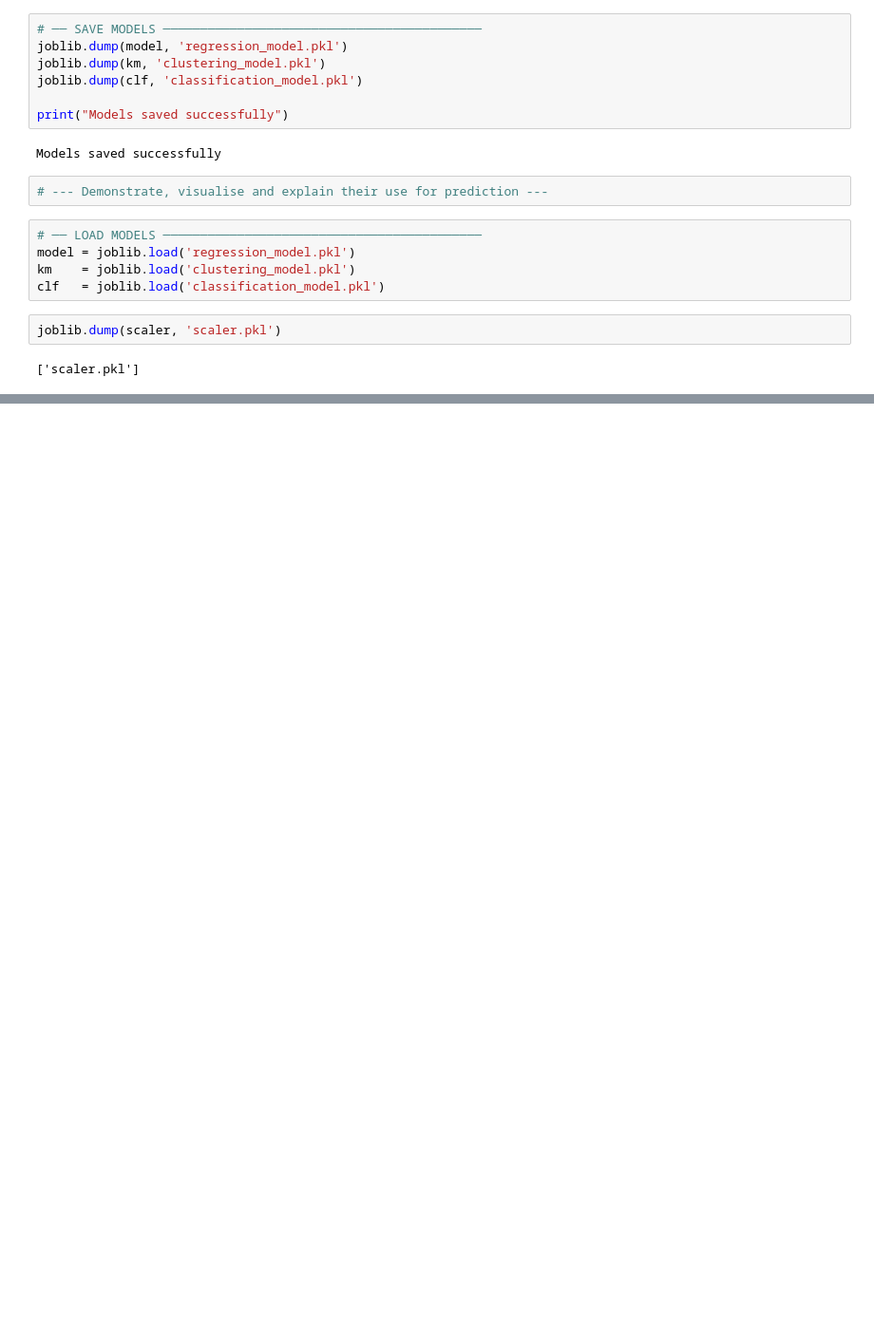
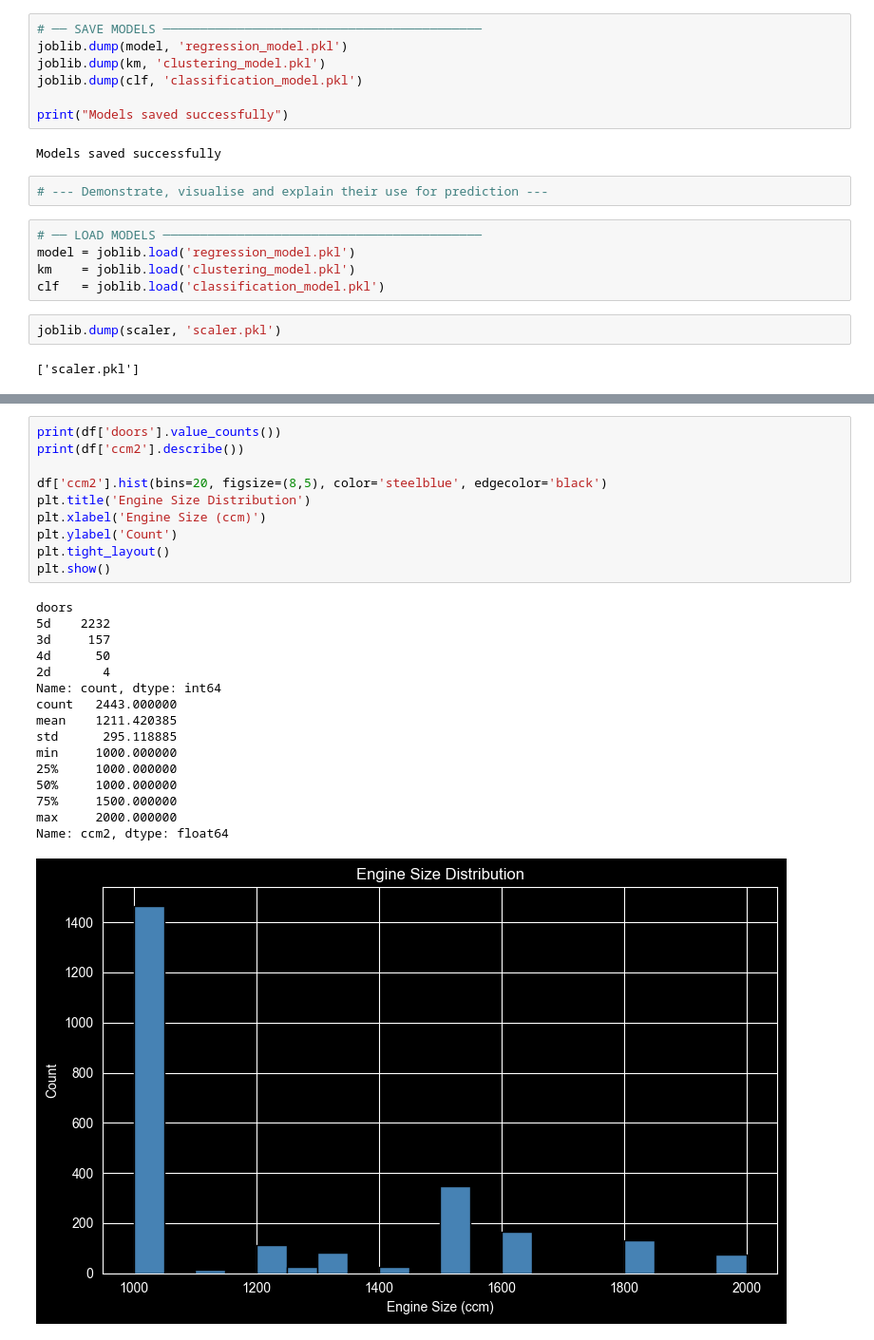
Before and after one commit to KhuongNDang/BI-MP2, a Jupyter notebook: MP2.ipynb, the cells around one changed output, grey strips where cells are left out. Shown at 95% size. Drawn from its saved outputs; the diff is of its cells as text; blank space fills up the shorter version.

```diff
--- a/MP2.ipynb
+++ b/MP2.ipynb
@@ -593,0 +623,27 @@ joblib.dump(scaler, 'scaler.pkl')
+# %%
+print(df['doors'].value_counts())
+print(df['ccm2'].describe())
+
+df['ccm2'].hist(bins=20, figsize=(8,5), color='steelblue', edgecolor='black')
+plt.title('Engine Size Distribution')
+plt.xlabel('Engine Size (ccm)')
+plt.ylabel('Count')
+plt.tight_layout()
+plt.show()
+# %% [output]
+doors
+5d    2232
+3d     157
+4d      50
+2d       4
+Name: count, dtype: int64
+count   2443.000000
+mean    1211.420385
+std      295.118885
+min     1000.000000
+25%     1000.000000
+50%     1000.000000
+75%     1500.000000
+max     2000.000000
+Name: ccm2, dtype: float64
+[figure, added]
```
Also changed, not shown: parts of 10 cells of this notebook.
